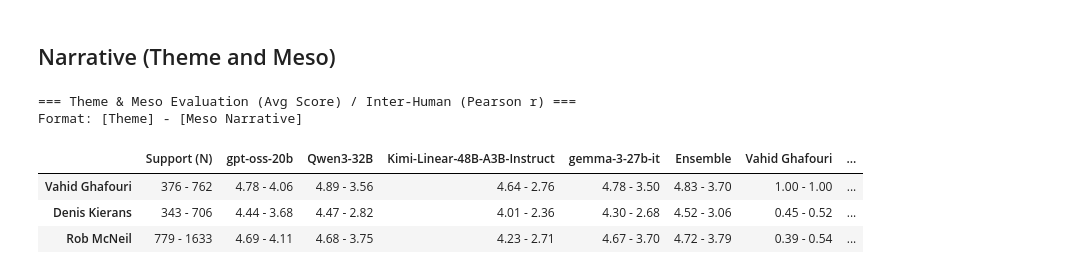
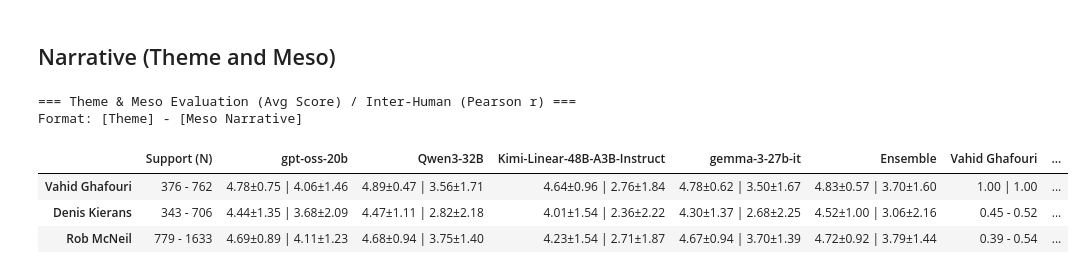
Before and after one commit to oii-seeing-migration/MigNar_FrontEnd_Streamlit, a Jupyter notebook: validation_and_model_comparison.ipynb, the cells around one changed output. Drawn from its saved outputs; the diff is of its cells as text; code cells hidden in the pictures.

```diff
--- a/validation_and_model_comparison.ipynb
+++ b/validation_and_model_comparison.ipynb
@@ -1304,7 +1304,7 @@ for row_user in users:
     n_mesos = user_df.drop_duplicates(subset=['article_id', 'model', 'meso_narrative'])['score_meso'].notna().sum()
     unified_df.loc[row_user, "Support (N)"] = f"{n_themes} - {n_mesos}"
 
-    # --- 1. User vs. Models (Average Score) ---
+    # --- 1. User vs. Models (Average Score + SD) ---
     for col_bot in bot_targets:
         if col_bot == "Ensemble":
             bot_theme_df = pd.merge(user_df, ensemble_themes, on=['article_id', 'theme'], how='inner')
@@ -1319,27 +1319,53 @@ for row_user in users:
         bot_meso_df = bot_meso_df.drop_duplicates(subset=['article_id', 'meso_narrative'])
 
         avg_theme = bot_theme_df['score_theme'].mean() if len(bot_theme_df) > 0 else np.nan
+        std_theme = bot_theme_df['score_theme'].std() if len(bot_theme_df) > 1 else 0.0
+
         avg_meso = bot_meso_df['score_meso'].mean() if len(bot_meso_df) > 0 else np.nan
+        std_meso = bot_meso_df['score_meso'].std() if len(bot_meso_df) > 1 else 0.0
 
-        str_theme = f"{avg_theme:.2f}" if not np.isnan(avg_theme) else "N/A"
-        str_meso = f"{avg_meso:.2f}" if not np.isnan(avg_meso) else "N/A"
-        unified_df.loc[row_user, col_bot] = f"{str_theme} - {str_meso}"
+        str_theme = f"{avg_theme:.2f}\u00B1{std_theme:.2f}" if not np.isnan(avg_theme) else "N/A"
+        str_meso = f"{avg_meso:.2f}\u00B1{std_meso:.2f}" if not np.isnan(avg_meso) else "N/A"
+        unified_df.loc[row_user, col_bot] = f"{str_theme} | {str_meso}"
 
     # --- 2. User vs. User (Pearson Correlation) ---
     for col_user in users:
         if row_user == col_user:
-            unified_df.loc[row_user, col_user] = "1.00 - 1.00"
+            unified_df.loc[row_user, col_user] = "1.00 | 1.00"
             continue
 
         col_user_df = human_eval_narrative_df[human_eval_narrative_df['user_name'] == col_user]
 
-        # Merge on exact signature to map exactly where humans graded the SAME text fragment and output
         overlap = pd.merge(
             user_df,
             col_user_df,
             on=['article_id', 'model', 'theme', 'meso_narrative', 'text_fragment'],
             suffixes=('_row', '_col')
         )
+
+        theme_overlap = overlap.drop_duplicates(subset=['article_id', 'model', 'theme'])
+        meso_overlap = overlap.drop_duplicates(subset=['article_id', 'model', 'meso_narrative'])
+
+        if len(theme_overlap) > 1:
+            t_row, t_col = theme_overlap['score_theme_row'], theme_overlap['score_theme_col']
+            corr_theme, _ = pearsonr(t_row, t_col) if (t_row.nunique() > 1 and t_col.nunique() > 1) else (np.nan, None)
+            str_theme = f"{corr_theme:.2f}" if not np.isnan(corr_theme) else "N/A"
+        else:
+            str_theme = "-.00"
+
+        if len(meso_overlap) > 1:
+            m_row, m_col = meso_overlap['score_meso_row'], meso_overlap['score_meso_col']
+            corr_meso, _ = pearsonr(m_row, m_col) if (m_row.nunique() > 1 and m_col.nunique() > 1) else (np.nan, None)
+            str_meso = f"{corr_meso:.2f}" if not np.isnan(corr_meso) else "N/A"
+        else:
+            str_meso = "-.00"
+
+        if str_theme == "-.00" and str_meso == "-.00":
+            unified_df.loc[row_user, col_user] = "- | -"
+        else:
+            str_theme = str_theme if str_theme != "-.00" else "N/A"
+            str_meso  = str_meso if str_meso != "-.00" else "N/A"
+            unified_df.loc[row_user, col_user] = f"{str_theme} | {str_meso}"
 
         # Deduplicate the merged outputs ensuring we don't calculate R for the exact same theme multiple times
         # (due to multiple text_fragments/meso_narratives assigned to it on that article)
@@ -1347,33 +1373,33 @@ for row_user in users:
         meso_overlap = overlap.drop_duplicates(subset=['article_id', 'model', 'meso_narrative'])
 
         if len(theme_overlap) > 1:
             t_row, t_col = theme_overlap['score_theme_row'], theme_overlap['score_theme_col']
             corr_theme, _ = pearsonr(t_row, t_col) if (t_row.nunique() > 1 and t_col.nunique() > 1) else (np.nan, None)
             str_theme = f"{corr_theme:.2f}" if not np.isnan(corr_theme) else "N/A"
         else:
             str_theme = "-.00"
 
         if len(meso_overlap) > 1:
             m_row, m_col = meso_overlap['score_meso_row'], meso_overlap['score_meso_col']
             corr_meso, _ = pearsonr(m_row, m_col) if (m_row.nunique() > 1 and m_col.nunique() > 1) else (np.nan, None)
             str_meso = f"{corr_meso:.2f}" if not np.isnan(corr_meso) else "N/A"
         else:
             str_meso = "-.00"
 
         if str_theme == "-.00" and str_meso == "-.00":
             unified_df.loc[row_user, col_user] = "- - -"
         else:
             str_theme = str_theme if str_theme != "-.00" else "N/A"
             str_meso  = str_meso if str_meso != "-.00" else "N/A"
             unified_df.loc[row_user, col_user] = f"{str_theme} - {str_meso}"
 
 print("=== Theme & Meso Evaluation (Avg Score) / Inter-Human (Pearson r) ===")
 print("Format: [Theme] - [Meso Narrative]")
 display(unified_df)
 # %% [output]
 === Theme & Meso Evaluation (Avg Score) / Inter-Human (Pearson r) ===
 Format: [Theme] - [Meso Narrative]
 |  | Support (N) | gpt-oss-20b | Qwen3-32B | Kimi-Linear-48B-A3B-Instruct | gemma-3-27b-it | Ensemble | Vahid Ghafouri | ... |
-| Vahid Ghafouri | 376 - 762 | 4.78 - 4.06 | 4.89 - 3.56 | 4.64 - 2.76 | 4.78 - 3.50 | 4.83 - 3.70 | 1.00 - 1.00 | ... |
-| Denis Kierans | 343 - 706 | 4.44 - 3.68 | 4.47 - 2.82 | 4.01 - 2.36 | 4.30 - 2.68 | 4.52 - 3.06 | 0.45 - 0.52 | ... |
-| Rob McNeil | 779 - 1633 | 4.69 - 4.11 | 4.68 - 3.75 | 4.23 - 2.71 | 4.67 - 3.70 | 4.72 - 3.79 | 0.39 - 0.54 | ... |
+| Vahid Ghafouri | 376 - 762 | 4.78±0.75 | 4.06±1.46 | 4.89±0.47 | 3.56±1.71 | 4.64±0.96 | 2.76±1.84 | 4.78±0.62 | 3.50±1.67 | 4.83±0.57 | 3.70±1.60 | 1.00 | 1.00 | ... |
+| Denis Kierans | 343 - 706 | 4.44±1.35 | 3.68±2.09 | 4.47±1.11 | 2.82±2.18 | 4.01±1.54 | 2.36±2.22 | 4.30±1.37 | 2.68±2.25 | 4.52±1.00 | 3.06±2.16 | 0.45 - 0.52 | ... |
+| Rob McNeil | 779 - 1633 | 4.69±0.89 | 4.11±1.23 | 4.68±0.94 | 3.75±1.40 | 4.23±1.54 | 2.71±1.87 | 4.67±0.94 | 3.70±1.39 | 4.72±0.92 | 3.79±1.44 | 0.39 - 0.54 | ... |
```
Also changed, not shown: 1 other file.
